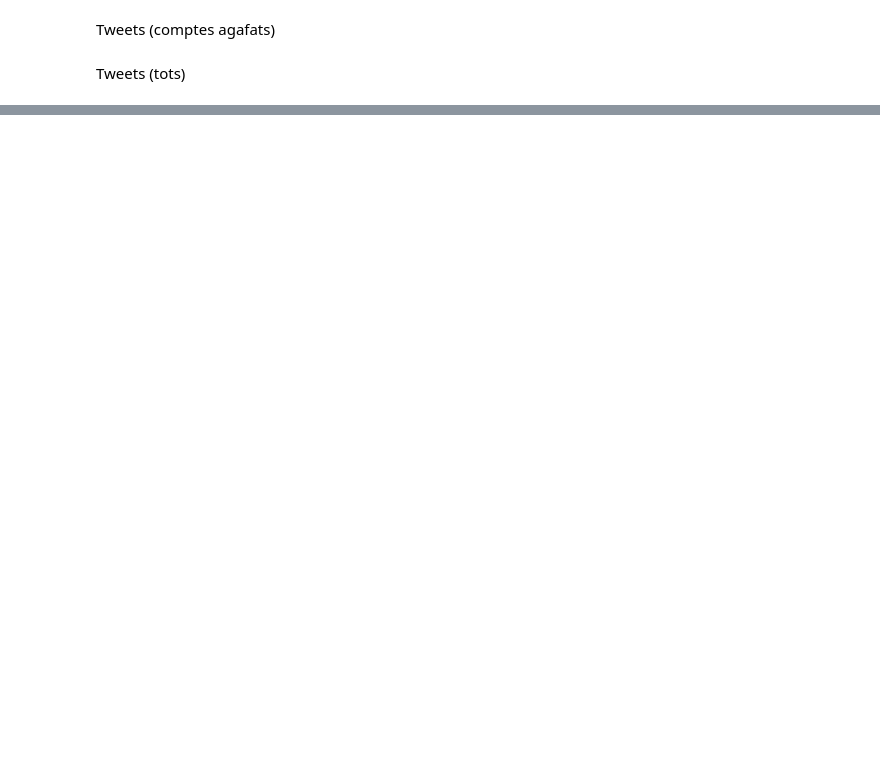
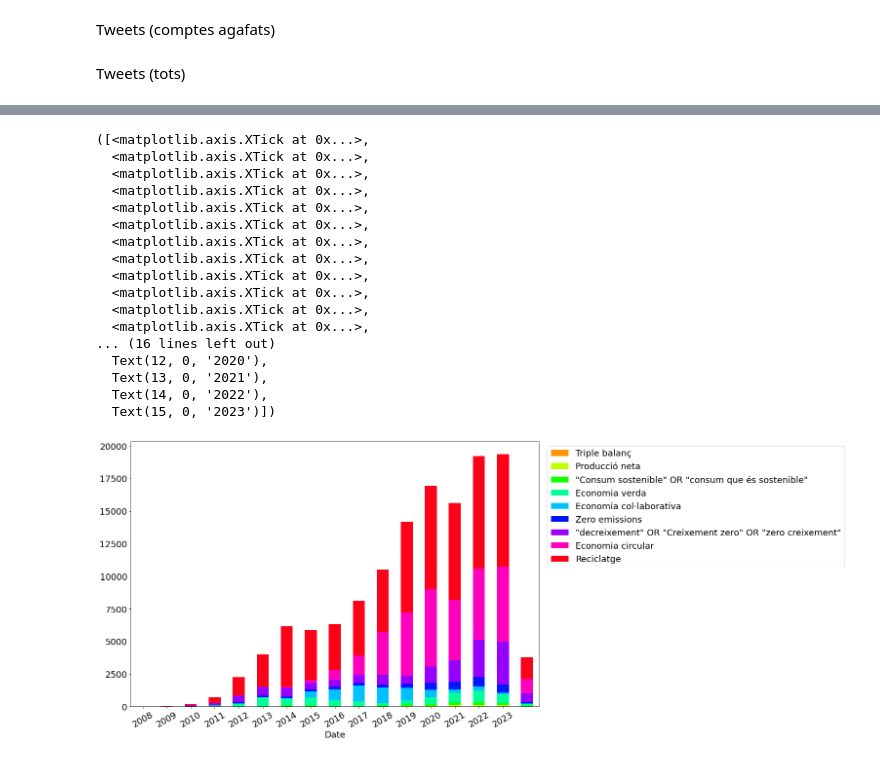
Before and after one commit to AlbertRoca29/EconomiaCircular, a Jupyter notebook: Script_exploració.ipynb, the cells around one changed output, grey strips where cells are left out. Saved outputs shown, nothing was run; the diff lists cells and outputs as text; code cells hidden in the pictures; blank space fills up the shorter version.

```diff
--- a/Script_exploració.ipynb
+++ b/Script_exploració.ipynb
@@ -106,0 +110,40 @@ list(T['Paraula'].value_counts().sort_values().keys())
+# %%
+T_All['Date'] = pd.to_datetime(T_All['Date'],errors='coerce')
+# %%
+plt.figure(figsize=(15,10))
+hsv = plt.get_cmap('hsv')
+colors = hsv(np.linspace(0.1, 1, len(np.unique(T['Paraula']))))
+i=0
+bot = 0
+year =   T_All[T_All['Paraula']=='Reciclatge'].groupby(pd.Grouper(key='Date', freq='Y'))['Paraula'].count()
+year-=year
+
+for paraula in list(T['Paraula'].value_counts().sort_values().keys()):
+    T_p = T_All[T_All['Paraula']==paraula]
+    year = (year + T_p.groupby(pd.Grouper(key='Date', freq='Y'))['Paraula'].count()).fillna(0)
+    year.plot(kind='bar',color=colors[i],label=paraula,bottom=bot)
+    bot += year
+    plt.legend(bbox_to_anchor=(1.01, 1.0), loc='upper left')
+    i+=1
+    year-=year
+
+plt.xticks(np.arange(16), np.arange(2008,2024),rotation=30)
+# %% [output]
+([<matplotlib.axis.XTick at 0x...>,
+  <matplotlib.axis.XTick at 0x...>,
+  <matplotlib.axis.XTick at 0x...>,
+  <matplotlib.axis.XTick at 0x...>,
+  <matplotlib.axis.XTick at 0x...>,
+  <matplotlib.axis.XTick at 0x...>,
+  <matplotlib.axis.XTick at 0x...>,
+  <matplotlib.axis.XTick at 0x...>,
+  <matplotlib.axis.XTick at 0x...>,
+  <matplotlib.axis.XTick at 0x...>,
+  <matplotlib.axis.XTick at 0x...>,
+  <matplotlib.axis.XTick at 0x...>,
+... (16 lines left out)
+  Text(12, 0, '2020'),
+  Text(13, 0, '2021'),
+  Text(14, 0, '2022'),
+  Text(15, 0, '2023')])
+[figure, added]
```
Also changed, not shown: parts of 13 cells of this notebook.
